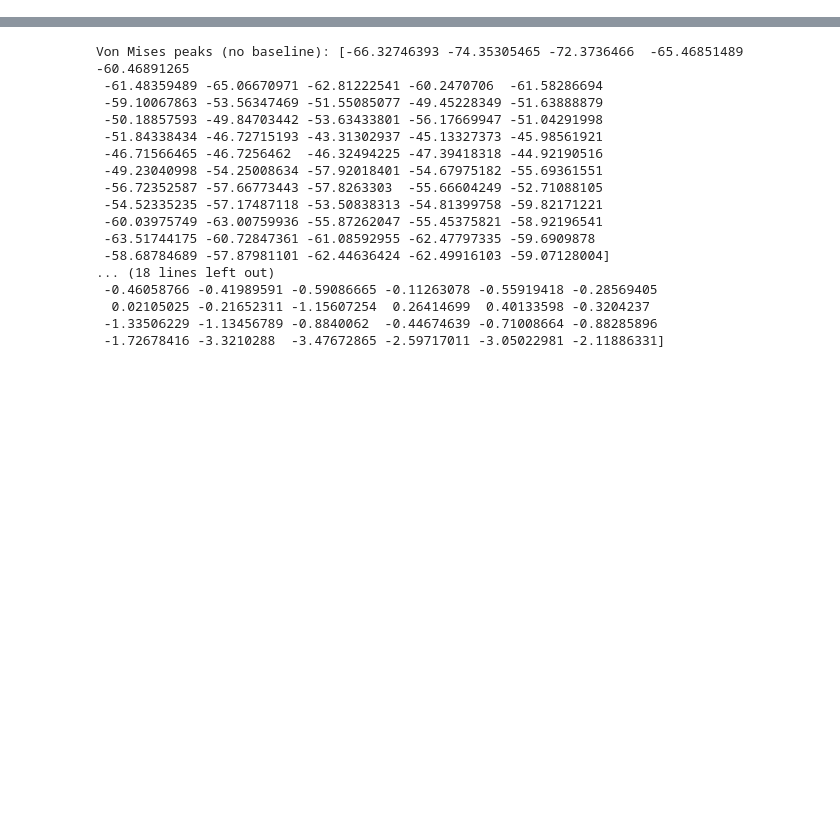
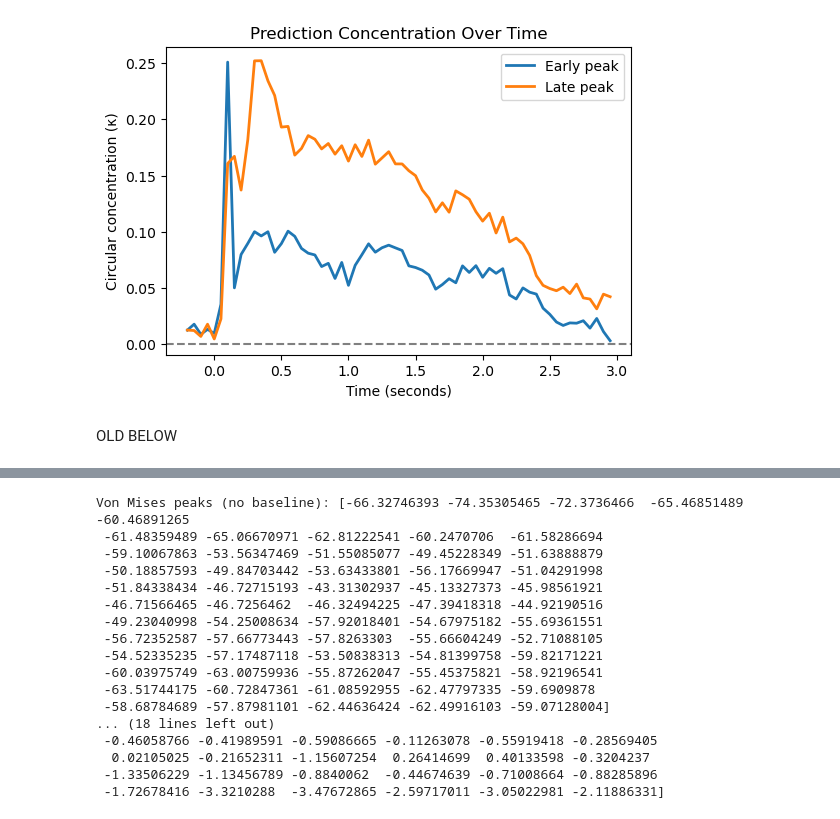
Before and after one commit to sebmonte/Orientation-Imagery, a Jupyter notebook: AnalysisScripts/Step4-Regression/Step4BRegressionAnalysis.ipynb, the cells around one changed output, grey strips where cells are left out. Saved outputs shown, nothing was run; the diff lists cells and outputs as text; code cells hidden in the pictures; blank space fills up the shorter version.

```diff
--- a/AnalysisScripts/Step4-Regression/Step4BRegressionAnalysis.ipynb
+++ b/AnalysisScripts/Step4-Regression/Step4BRegressionAnalysis.ipynb
@@ -63,3 +267,21 @@ Reading /Users/sm6511/Desktop/NIH_Experiment/Bids/derivatives/preprocessed/sub-S
+# %%
+plt.figure(figsize=(6,4))
+
+plt.plot(all_timepoints_sec, kappa_early, label="Early peak", linewidth=2)
+plt.plot(all_timepoints_sec, kappa_late, label="Late peak", linewidth=2)
+
+plt.xlabel("Time (seconds)")
+plt.ylabel("Circular concentration (κ)")
+plt.title("Prediction Concentration Over Time")
+
+plt.axhline(0, linestyle="--", color="gray")
+plt.legend()
+
+plt.show()
+# %% [output]
+[figure, added]
+# %% [markdown]
+OLD BELOW
 # %%
 from scipy.stats import vonmises
 import numpy as np
```
Also changed, not shown: parts of 6 cells of this notebook, 2 other files.
